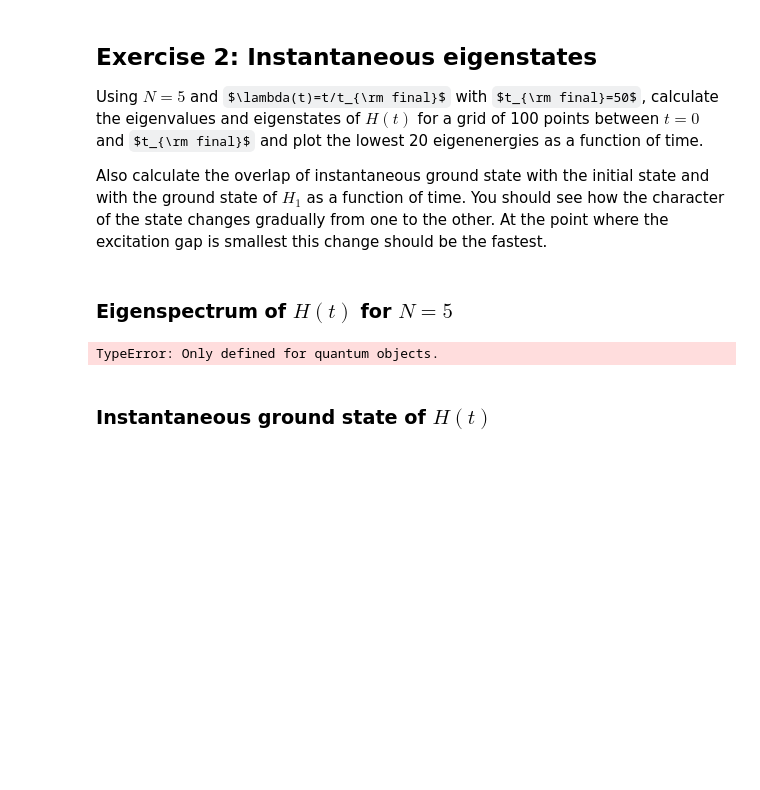
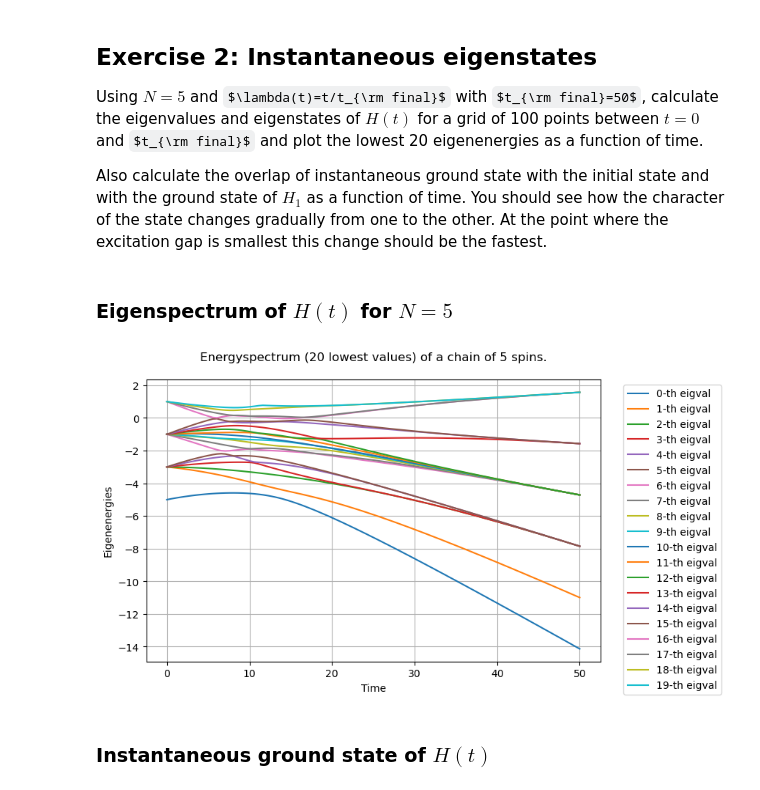
Before and after one commit to Abiyzelalem27/DeutschJozsaNoise, a Jupyter notebook: Solutions/solution_problem5.ipynb, the cells around one changed output. Cells and saved outputs as stored; diff of their text form; code cells hidden in the pictures; some formulas as TeX source; blank space fills up the shorter version.

```diff
--- a/Solutions/solution_problem5.ipynb
+++ b/Solutions/solution_problem5.ipynb
@@ -63,43 +58,46 @@ Qobj data =
 Using $N=5$ and $\lambda(t)=t/t_{\rm final}$ with $t_{\rm final}=50$, calculate the eigenvalues and eigenstates of $H(t)$ for a grid of 100 points between $t=0$ and $t_{\rm final}$ and plot the lowest 20 eigenenergies as a function of time.
 
 Also calculate the overlap of instantaneous ground state with the initial state and with the ground state of $H_1$ as a function of time. You should see how the character of the state changes gradually from one to the other. At the point where the excitation gap is smallest this change should be the fastest.
+# %%
+# define function for H(t)
+def H_t(t, H0, H1, N):
+    H_at_t = (1-t/taumax)*H0(N) + (t/taumax)*H1(N)
+    return H_at_t
 # %% [markdown]
 ### Eigenspectrum of $H(t)$ for $N=5$
 # %%
 N = 5 # number of spins
 M = 20  # number of eigenenergies to plot
 
 # storage for eigenvalues
 eig_energy_list = []
 
 # total time of the sweep increase taumax to make the sweep more adiabatic
 taumax = 50.0
 taulist = np.linspace(0, taumax, 100) #plot for 100 steps
-H0 = aqi.hamiltonians.build_H0(N)
-H1 = aqi.hamiltonians.build_H1(N)
 
 for t in taulist:
-    H = aqi.hamiltonians.H_t(t,H0,H1,N,taumax)
+    H =H_t(t,aqi.hamiltonians.H0,aqi.hamiltonians.H1,N)
     eigenvalues, _ = H.eigenstates() # compute all eigenvalues
     eig_entry = list(eigenvalues[:M])  # take first M=20 eigenvalues
     eig_energy_list.append(eig_entry)
 
 # convert to NumPy array for easier analysis/plotting
 eig_energy_array = np.array(eig_energy_list)
 
 plt.figure(figsize=(8, 5)) # set size
 
 for i in range(M):
     plt.plot(taulist, eig_energy_array[:,i], label=f'{i}'"-th eigval")
 
 plt.legend(bbox_to_anchor=(1.04, 1), loc="upper left") # legend outside
 plt.xlabel("Time")
 plt.ylabel("Eigenenergies")
 plt.title("Energyspectrum (%d lowest values) of a chain of %d spins.\n " % (M,5))
 plt.grid(True)
 plt.show()
 # %% [output]
-TypeError: Only defined for quantum objects.
+[figure, added]
 # %% [markdown]
 ### Instantaneous ground state of $H(t)$
 # %%
```
Also changed, not shown: parts of 13 cells of this notebook, 6 other files.
